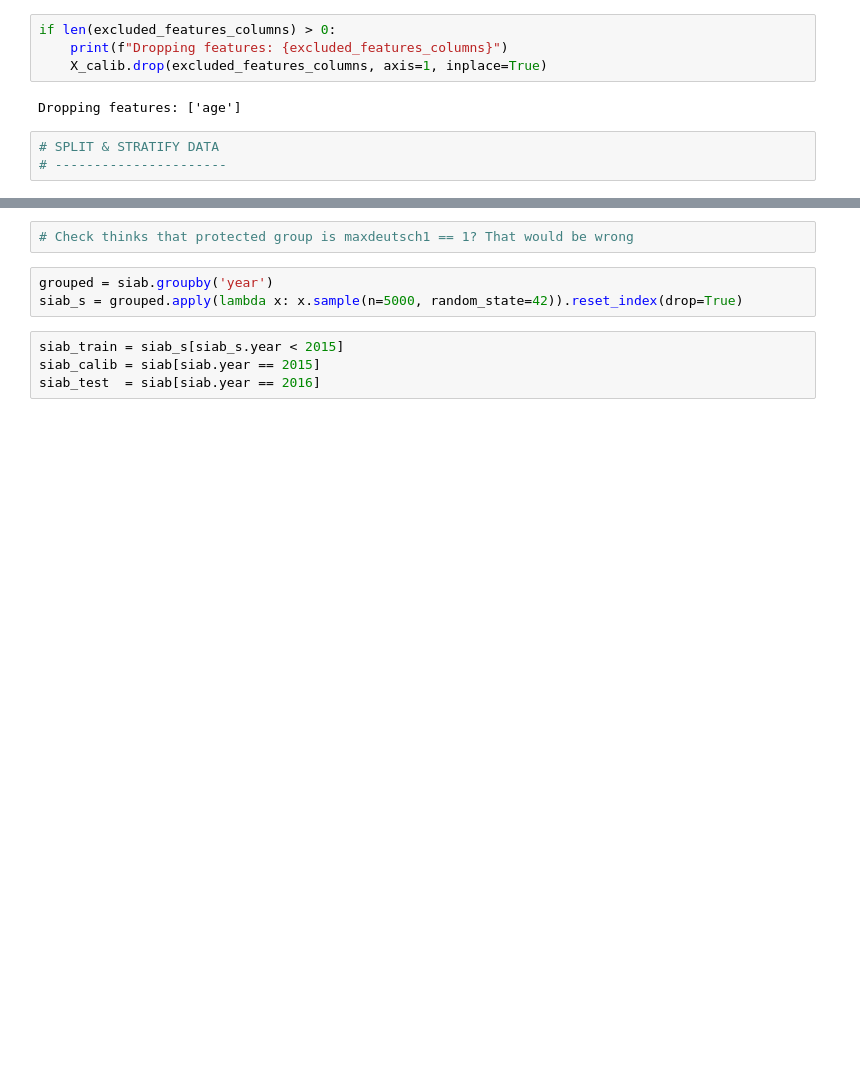
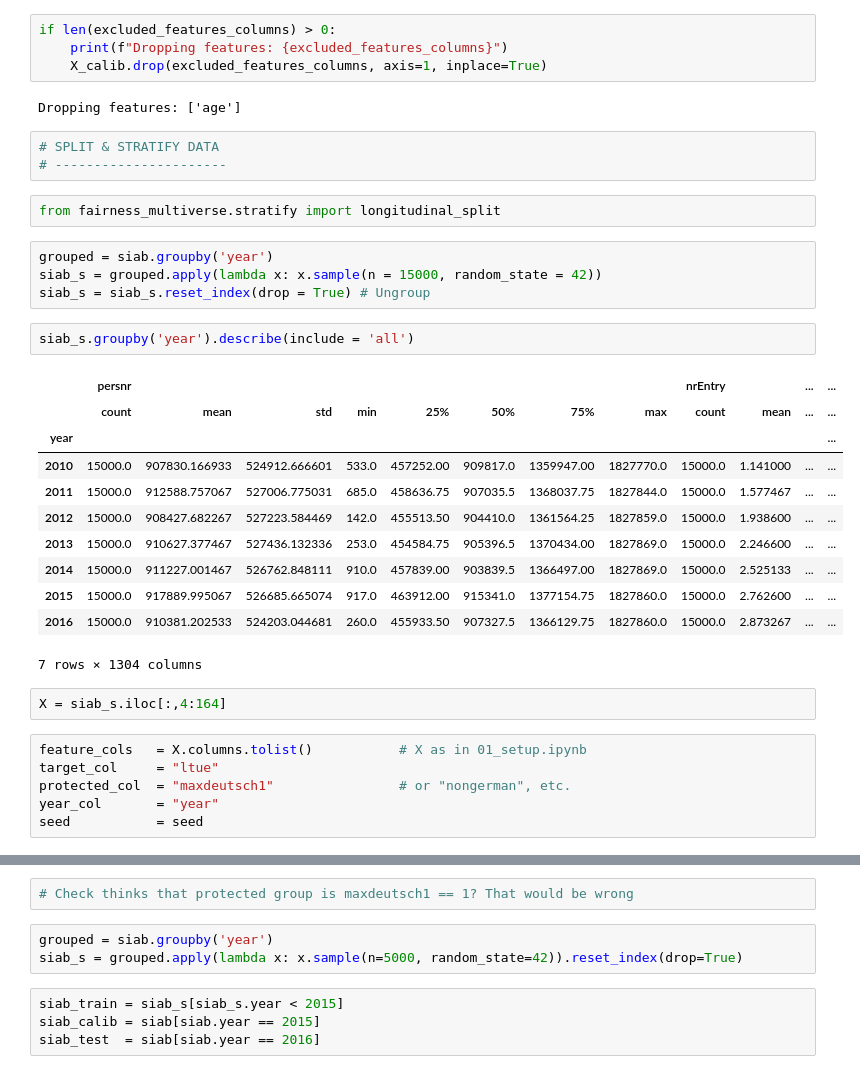
Before and after one commit to jsbroden/CMA_Fairness_v2, a Jupyter notebook: universe_analysis.ipynb, the cells around one changed output, grey strips where cells are left out. Cells and saved outputs as stored; diff of their text form; blank space fills up the shorter version.

Commit message:
stratify

```diff
--- a/universe_analysis.ipynb
+++ b/universe_analysis.ipynb
@@ -164,3 +164,31 @@ Dropping features: ['age']
 # %%
 # SPLIT & STRATIFY DATA
 # ----------------------
+# %%
+from fairness_multiverse.stratify import longitudinal_split
+# %%
+grouped = siab.groupby('year')
+siab_s = grouped.apply(lambda x: x.sample(n = 15000, random_state = 42))
+siab_s = siab_s.reset_index(drop = True) # Ungroup
+# %%
+siab_s.groupby('year').describe(include = 'all')
+# %% [output]
+|  | persnr |  |  |  |  |  |  |  | nrEntry |  | ... | ... |
+|  | count | mean | std | min | 25% | 50% | 75% | max | count | mean | ... | ... |
+| year |  |  |  |  |  |  |  |  |  |  |  | ... |
+| 2010 | 15000.0 | 907830.166933 | 524912.666601 | 533.0 | 457252.00 | 909817.0 | 1359947.00 | 1827770.0 | 15000.0 | 1.141000 | ... | ... |
+| 2011 | 15000.0 | 912588.757067 | 527006.775031 | 685.0 | 458636.75 | 907035.5 | 1368037.75 | 1827844.0 | 15000.0 | 1.577467 | ... | ... |
+| 2012 | 15000.0 | 908427.682267 | 527223.584469 | 142.0 | 455513.50 | 904410.0 | 1361564.25 | 1827859.0 | 15000.0 | 1.938600 | ... | ... |
+| 2013 | 15000.0 | 910627.377467 | 527436.132336 | 253.0 | 454584.75 | 905396.5 | 1370434.00 | 1827869.0 | 15000.0 | 2.246600 | ... | ... |
+| 2014 | 15000.0 | 911227.001467 | 526762.848111 | 910.0 | 457839.00 | 903839.5 | 1366497.00 | 1827869.0 | 15000.0 | 2.525133 | ... | ... |
+| 2015 | 15000.0 | 917889.995067 | 526685.665074 | 917.0 | 463912.00 | 915341.0 | 1377154.75 | 1827860.0 | 15000.0 | 2.762600 | ... | ... |
+| 2016 | 15000.0 | 910381.202533 | 524203.044681 | 260.0 | 455933.50 | 907327.5 | 1366129.75 | 1827860.0 | 15000.0 | 2.873267 | ... | ... |
+7 rows × 1304 columns
+# %%
+X = siab_s.iloc[:,4:164]
+# %%
+feature_cols   = X.columns.tolist()           # X as in 01_setup.ipynb
+target_col     = "ltue"
+protected_col  = "maxdeutsch1"                # or "nongerman", etc.
+year_col       = "year"
+seed           = seed
```
Also changed, not shown: parts of 3 cells of this notebook, 1 other file.
